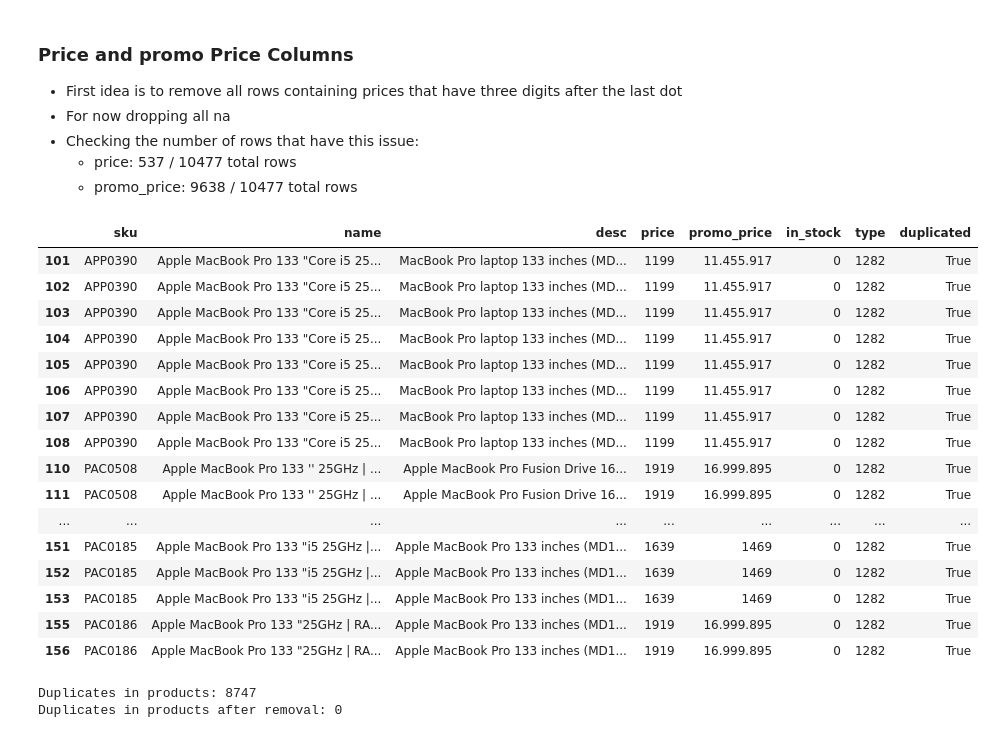
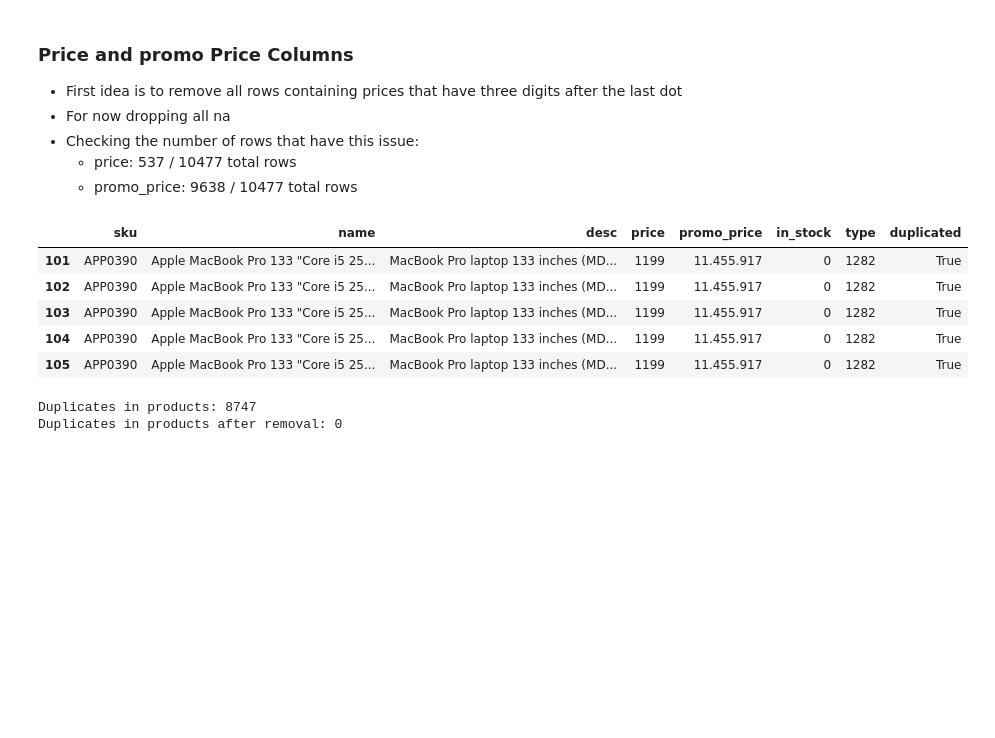
Before and after one commit to tobiasaurer/python-eniac-dataprocessing, a Jupyter notebook: data_exploration.ipynb, the cells around one changed output. Cells and saved outputs as stored; diff of their text form; code cells hidden in the pictures; blank space fills up the shorter version.

```diff
--- a/data_exploration.ipynb
+++ b/data_exploration.ipynb
@@ -208,28 +214,17 @@ orderlines['total_price'] = orderlines['product_quantity'] * orderlines['unit_pr
 # %%
 (
 products
     .assign(duplicated = lambda df: df[['sku', 'price']].duplicated())
     .query("duplicated == True")
-    .head(50)
+    .head()
 )
 # %% [output]
 |  | sku | name | desc | price | promo_price | in_stock | type | duplicated |
 | 101 | APP0390 | Apple MacBook Pro 133 "Core i5 25... | MacBook Pro laptop 133 inches (MD... | 1199 | 11.455.917 | 0 | 1282 | True |
 | 102 | APP0390 | Apple MacBook Pro 133 "Core i5 25... | MacBook Pro laptop 133 inches (MD... | 1199 | 11.455.917 | 0 | 1282 | True |
 | 103 | APP0390 | Apple MacBook Pro 133 "Core i5 25... | MacBook Pro laptop 133 inches (MD... | 1199 | 11.455.917 | 0 | 1282 | True |
 | 104 | APP0390 | Apple MacBook Pro 133 "Core i5 25... | MacBook Pro laptop 133 inches (MD... | 1199 | 11.455.917 | 0 | 1282 | True |
 | 105 | APP0390 | Apple MacBook Pro 133 "Core i5 25... | MacBook Pro laptop 133 inches (MD... | 1199 | 11.455.917 | 0 | 1282 | True |
-| 106 | APP0390 | Apple MacBook Pro 133 "Core i5 25... | MacBook Pro laptop 133 inches (MD... | 1199 | 11.455.917 | 0 | 1282 | True |
-| 107 | APP0390 | Apple MacBook Pro 133 "Core i5 25... | MacBook Pro laptop 133 inches (MD... | 1199 | 11.455.917 | 0 | 1282 | True |
-| 108 | APP0390 | Apple MacBook Pro 133 "Core i5 25... | MacBook Pro laptop 133 inches (MD... | 1199 | 11.455.917 | 0 | 1282 | True |
-| 110 | PAC0508 | Apple MacBook Pro 133 '' 25GHz | ... | Apple MacBook Pro Fusion Drive 16... | 1919 | 16.999.895 | 0 | 1282 | True |
-| 111 | PAC0508 | Apple MacBook Pro 133 '' 25GHz | ... | Apple MacBook Pro Fusion Drive 16... | 1919 | 16.999.895 | 0 | 1282 | True |
-| ... | ... | ... | ... | ... | ... | ... | ... | ... |
-| 151 | PAC0185 | Apple MacBook Pro 133 "i5 25GHz |... | Apple MacBook Pro 133 inches (MD1... | 1639 | 1469 | 0 | 1282 | True |
-| 152 | PAC0185 | Apple MacBook Pro 133 "i5 25GHz |... | Apple MacBook Pro 133 inches (MD1... | 1639 | 1469 | 0 | 1282 | True |
-| 153 | PAC0185 | Apple MacBook Pro 133 "i5 25GHz |... | Apple MacBook Pro 133 inches (MD1... | 1639 | 1469 | 0 | 1282 | True |
-| 155 | PAC0186 | Apple MacBook Pro 133 "25GHz | RA... | Apple MacBook Pro 133 inches (MD1... | 1919 | 16.999.895 | 0 | 1282 | True |
-| 156 | PAC0186 | Apple MacBook Pro 133 "25GHz | RA... | Apple MacBook Pro 133 inches (MD1... | 1919 | 16.999.895 | 0 | 1282 | True |
 # %%
 # Duplicates
 print(f'Duplicates in products: {products.duplicated("sku").sum()}')
```
Also changed, not shown: parts of 13 cells of this notebook.
